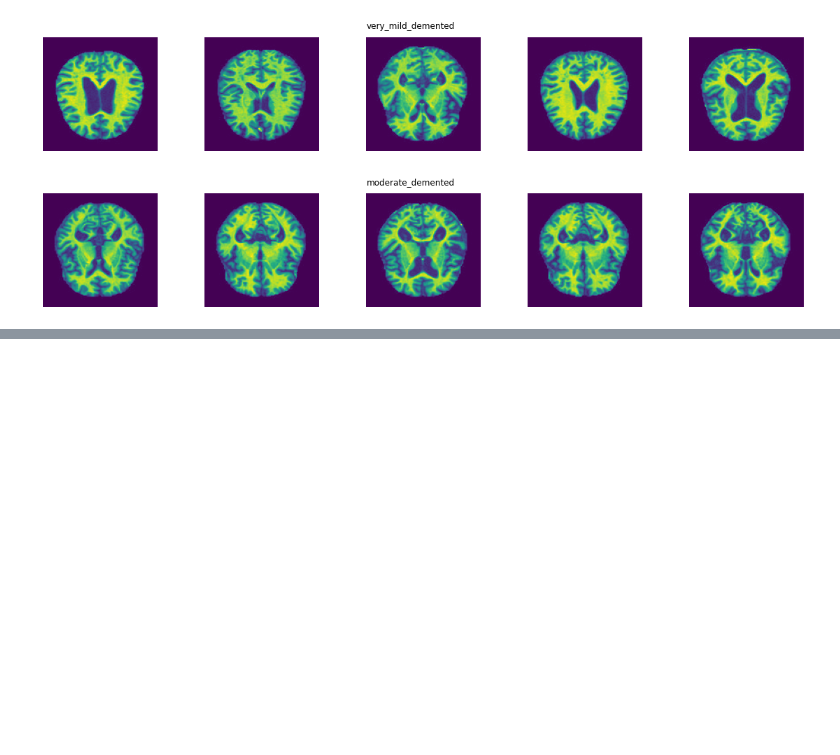
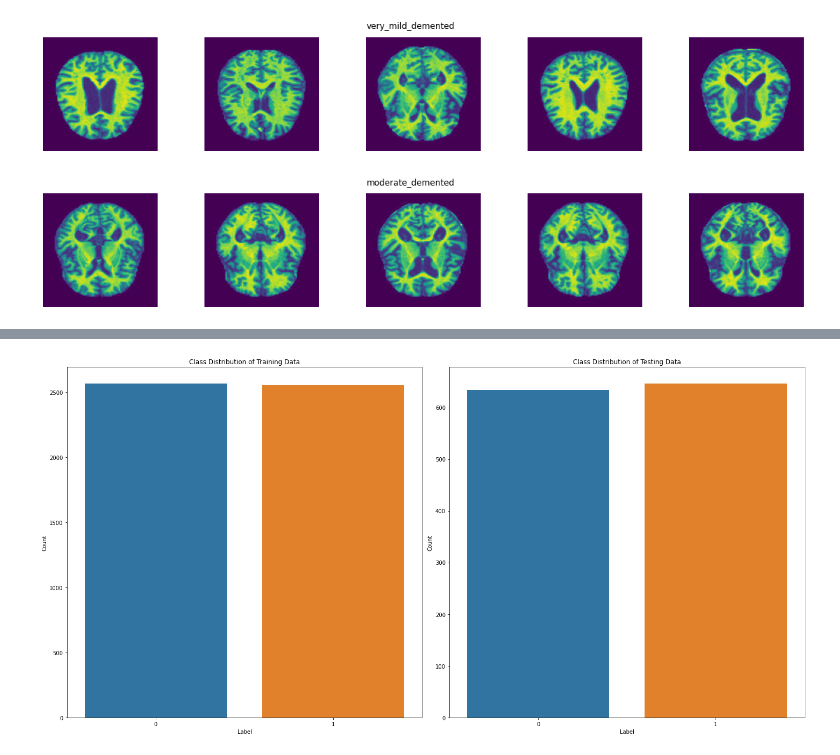
Before and after one commit to kevinn-luu/Alzheimer-s-MRI-Classification---Personal-Project-for-NSCI-302, a Jupyter notebook: Alzheimer's MRI classification.ipynb, the cells around one changed output, grey strips where cells are left out. Cells and saved outputs as stored; diff of their text form; code cells hidden in the pictures; blank space fills up the shorter version.

```diff
--- a/Alzheimer's MRI classification.ipynb
+++ b/Alzheimer's MRI classification.ipynb
@@ -114,0 +156,15 @@ for label in labels:
+# %%
+#Class imbalance - turn problem into binary classification
+
+labels_binary_dict = {
+    0: 1,
+    1: 1,
+    2: 0,
+    3: 1
+}
+
+training_data["Alzheimer's"] = training_data['label'].map(labels_binary_dict)
+testing_data["Alzheimer's"] = testing_data['label'].map(labels_binary_dict)
+
+print(training_data.head())
+print(testing_data.head())
@@ -114,0 +184,24 @@ for label in labels:
+# %%
+#Check that distributions are even
+
+training_label_counts_binary = training_data["Alzheimer's"].value_counts()
+testing_label_counts_binary = testing_data["Alzheimer's"].value_counts()
+
+plt.figure(figsize = (20, 10))
+
+plt.subplot(1, 2, 1)
+sns.barplot(x=training_label_counts_binary.index, y=training_label_counts_binary.values)
+plt.title("Class Distribution of Training Data")
+plt.xlabel("Label")
+plt.ylabel("Count")
+
+plt.subplot(1, 2, 2)
+sns.barplot(x=testing_label_counts_binary.index, y=testing_label_counts_binary.values)
+plt.title("Class Distribution of Testing Data")
+plt.xlabel("Label")
+plt.ylabel("Count")
+
+plt.tight_layout()
+plt.show()
+# %% [output]
+[figure, added]
```
Also changed, not shown: parts of 3 cells of this notebook.
